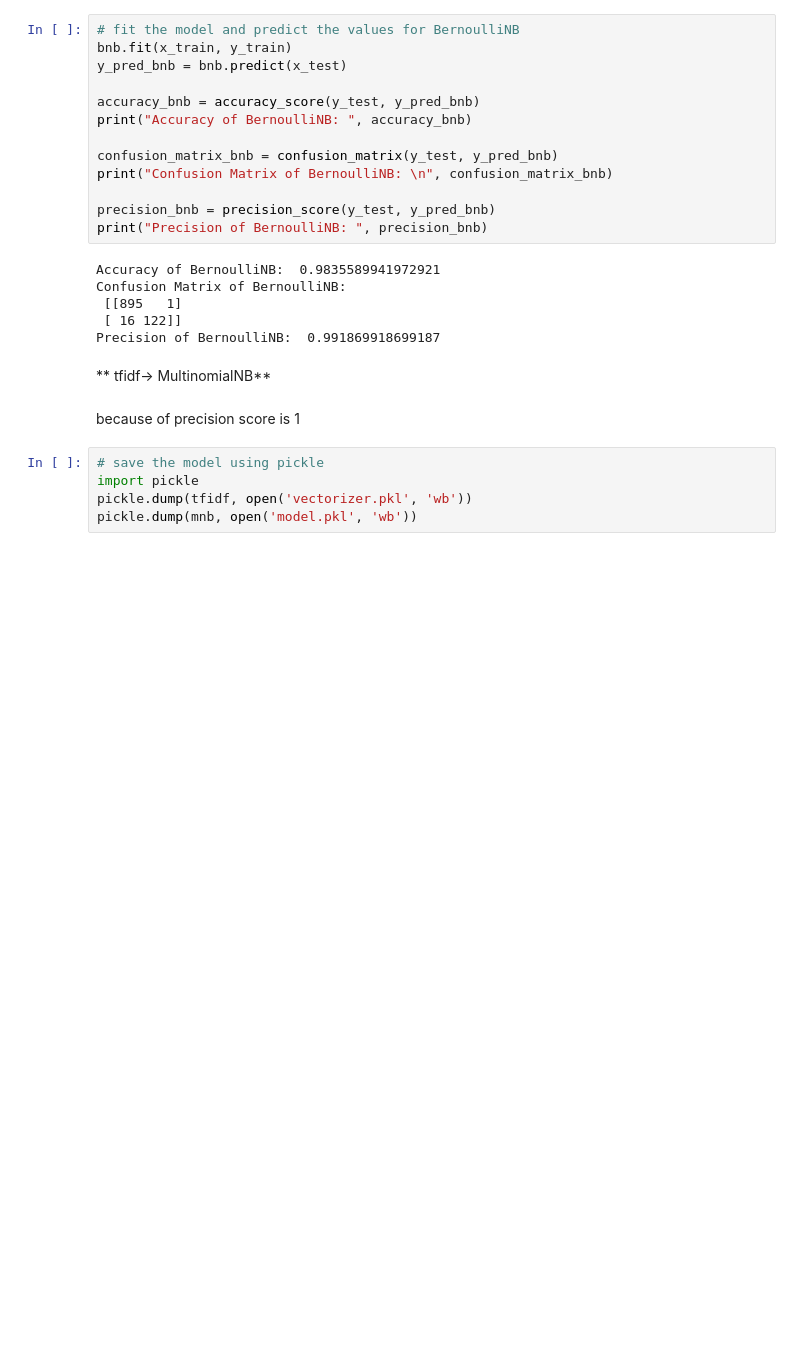
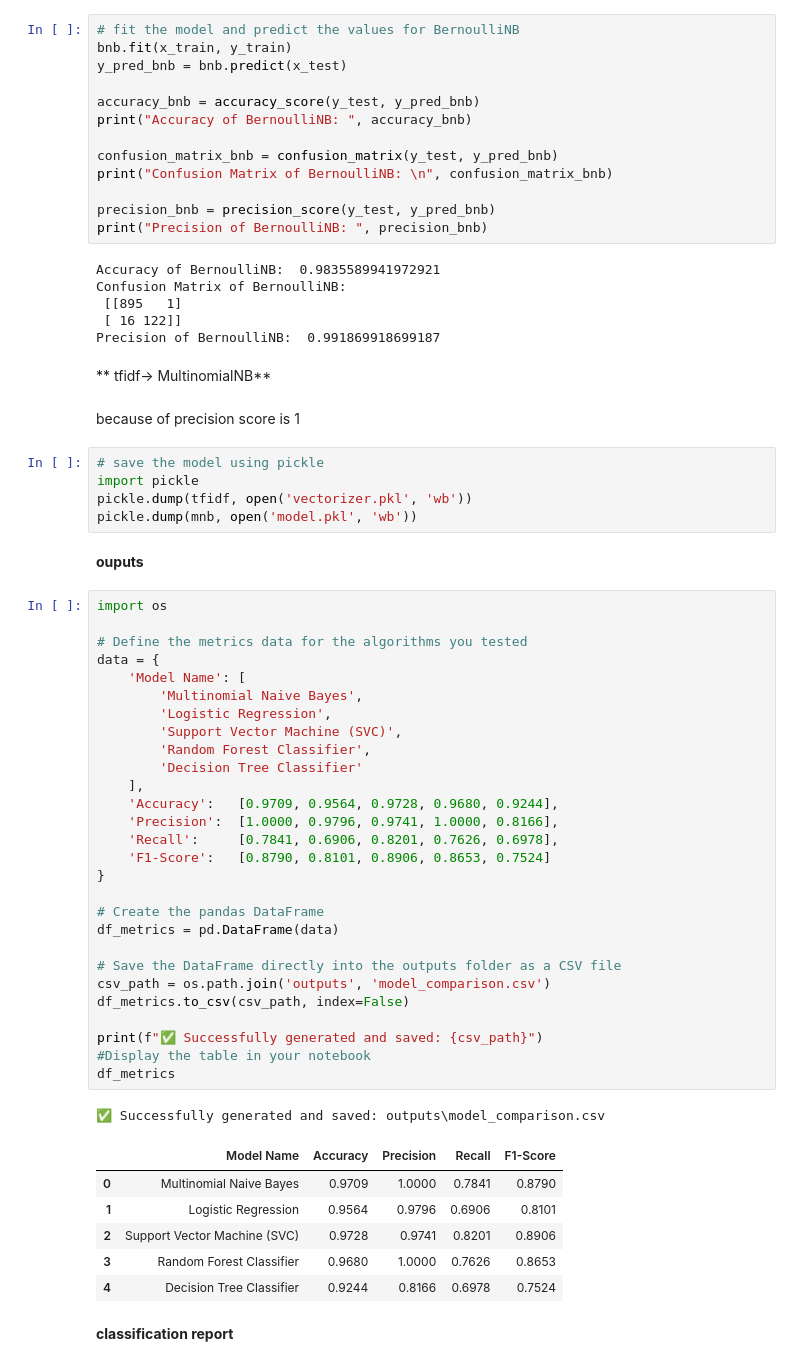
Before and after one commit to alphaxt/OIBSIP, a Jupyter notebook: DataScience-Task4-EmailSpamDetection/Email_Spam_Detection.ipynb, the cells around one changed output. Cells and saved outputs as stored; diff of their text form; blank space fills up the shorter version.

```diff
--- a/DataScience-Task4-EmailSpamDetection/Email_Spam_Detection.ipynb
+++ b/DataScience-Task4-EmailSpamDetection/Email_Spam_Detection.ipynb
@@ -641,3 +649,43 @@ because of precision score is 1
 import pickle
 pickle.dump(tfidf, open('vectorizer.pkl', 'wb'))
 pickle.dump(mnb, open('model.pkl', 'wb'))
+# %% [markdown]
+**ouputs**
+# %%
+import os
+
+# Define the metrics data for the algorithms you tested
+data = {
+    'Model Name': [
+        'Multinomial Naive Bayes',
+        'Logistic Regression',
+        'Support Vector Machine (SVC)',
+        'Random Forest Classifier',
+        'Decision Tree Classifier'
+    ],
+    'Accuracy':   [0.9709, 0.9564, 0.9728, 0.9680, 0.9244],
+    'Precision':  [1.0000, 0.9796, 0.9741, 1.0000, 0.8166],
+    'Recall':     [0.7841, 0.6906, 0.8201, 0.7626, 0.6978],
+    'F1-Score':   [0.8790, 0.8101, 0.8906, 0.8653, 0.7524]
+}
+
+# Create the pandas DataFrame
+df_metrics = pd.DataFrame(data)
+
+# Save the DataFrame directly into the outputs folder as a CSV file
+csv_path = os.path.join('outputs', 'model_comparison.csv')
+df_metrics.to_csv(csv_path, index=False)
+
+print(f"✅ Successfully generated and saved: {csv_path}")
+#Display the table in your notebook
+df_metrics
+# %% [output]
+✅ Successfully generated and saved: outputs\model_comparison.csv
+|  | Model Name | Accuracy | Precision | Recall | F1-Score |
+| 0 | Multinomial Naive Bayes | 0.9709 | 1.0000 | 0.7841 | 0.8790 |
+| 1 | Logistic Regression | 0.9564 | 0.9796 | 0.6906 | 0.8101 |
+| 2 | Support Vector Machine (SVC) | 0.9728 | 0.9741 | 0.8201 | 0.8906 |
+| 3 | Random Forest Classifier | 0.9680 | 1.0000 | 0.7626 | 0.8653 |
+| 4 | Decision Tree Classifier | 0.9244 | 0.8166 | 0.6978 | 0.7524 |
+# %% [markdown]
+**classification report**
```
Also changed, not shown: parts of 2 cells of this notebook.
